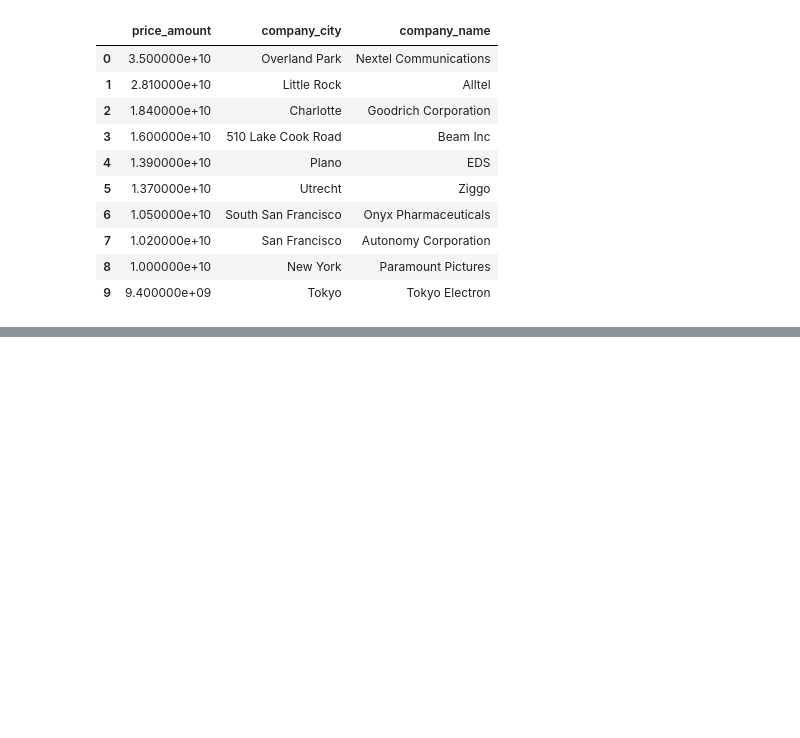
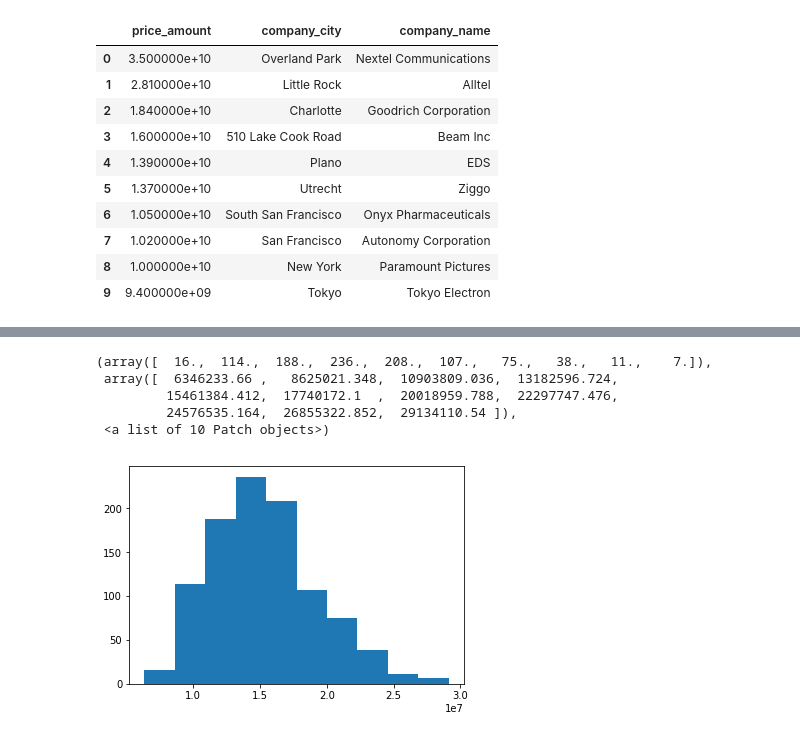
Before and after one commit to tiajanee/data-analysis, a Jupyter notebook: SQL Query Challenges.ipynb, the cells around one changed output, grey strips where cells are left out. Drawn from its saved outputs; the diff is of its cells as text; code cells hidden in the pictures; blank space fills up the shorter version.

```diff
--- a/SQL Query Challenges.ipynb
+++ b/SQL Query Challenges.ipynb
@@ -121,0 +148,25 @@ with pd.option_context('display.max_rows', None, 'display.max_columns', 3):
+# %%
+def get_sample(dataset, n=100):
+    """Grabs a random subsample of size 'n' from dataset.
+    Outputs the mean of the subsample."""
+    sample = np.random.choice(dataset, size=n)
+    return np.mean(sample)
+
+def create_sample_distribution(dataset, size=1000):
+    """Creates a dataset of subsample means.  The length of the dataset is specified by the 'size'
+    keyword argument. Should return the entire sample distribution as a numpy array.  """
+    sample_ave = np.array([])
+    for i in range(0, size):
+        ave = get_sample(dataset)
+        sample_ave = np.append(sample_ave, ave)
+    return sample_ave
+# %%
+sample_ave = create_sample_distribution(dataset)
+plt.hist(sample_ave)
+# %% [output]
+(array([  16.,  114.,  188.,  236.,  208.,  107.,   75.,   38.,   11.,    7.]),
+ array([  6346233.66 ,   8625021.348,  10903809.036,  13182596.724,
+         15461384.412,  17740172.1  ,  20018959.788,  22297747.476,
+         24576535.164,  26855322.852,  29134110.54 ]),
+ <a list of 10 Patch objects>)
+[figure, added]
```
Also changed, not shown: parts of 6 cells of this notebook.
